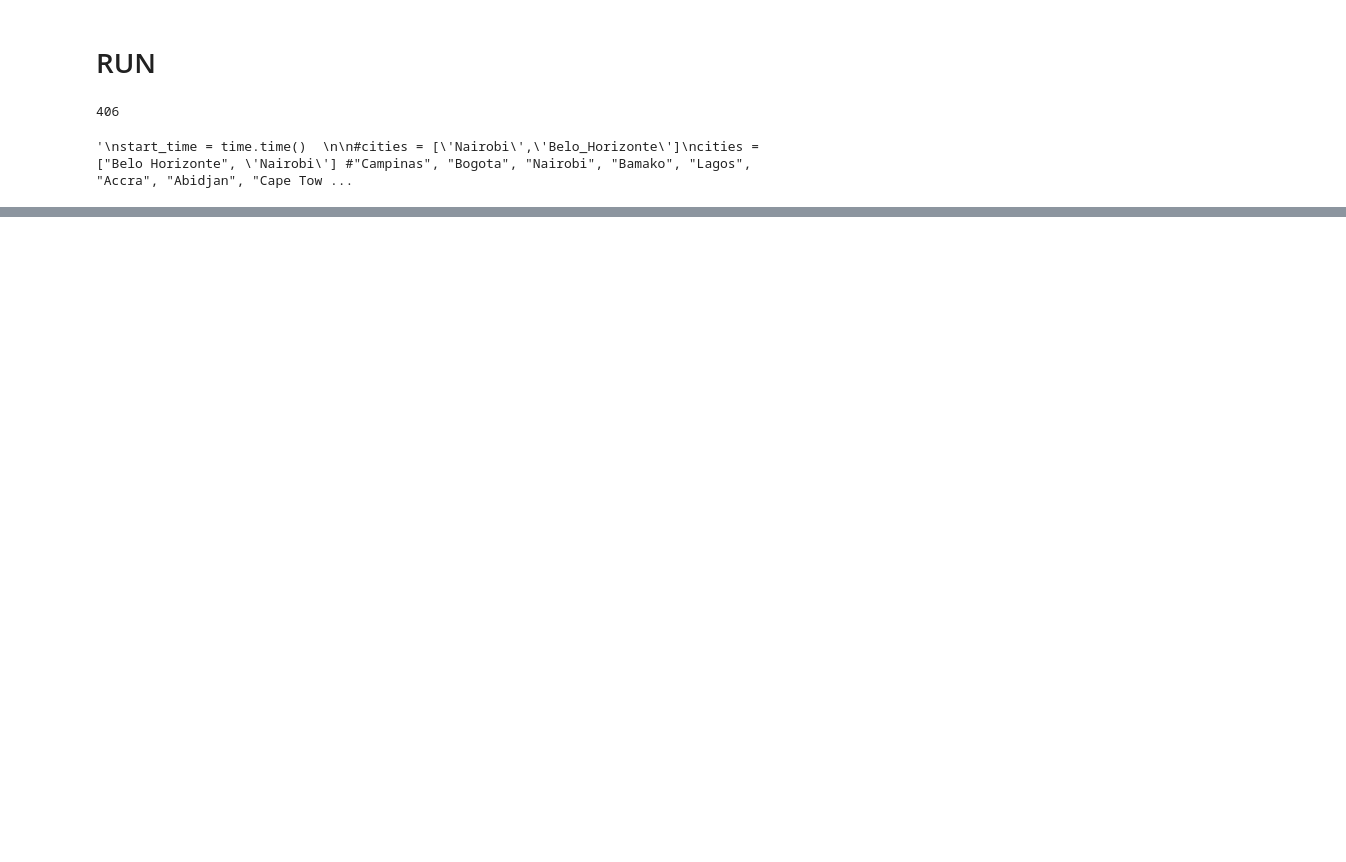
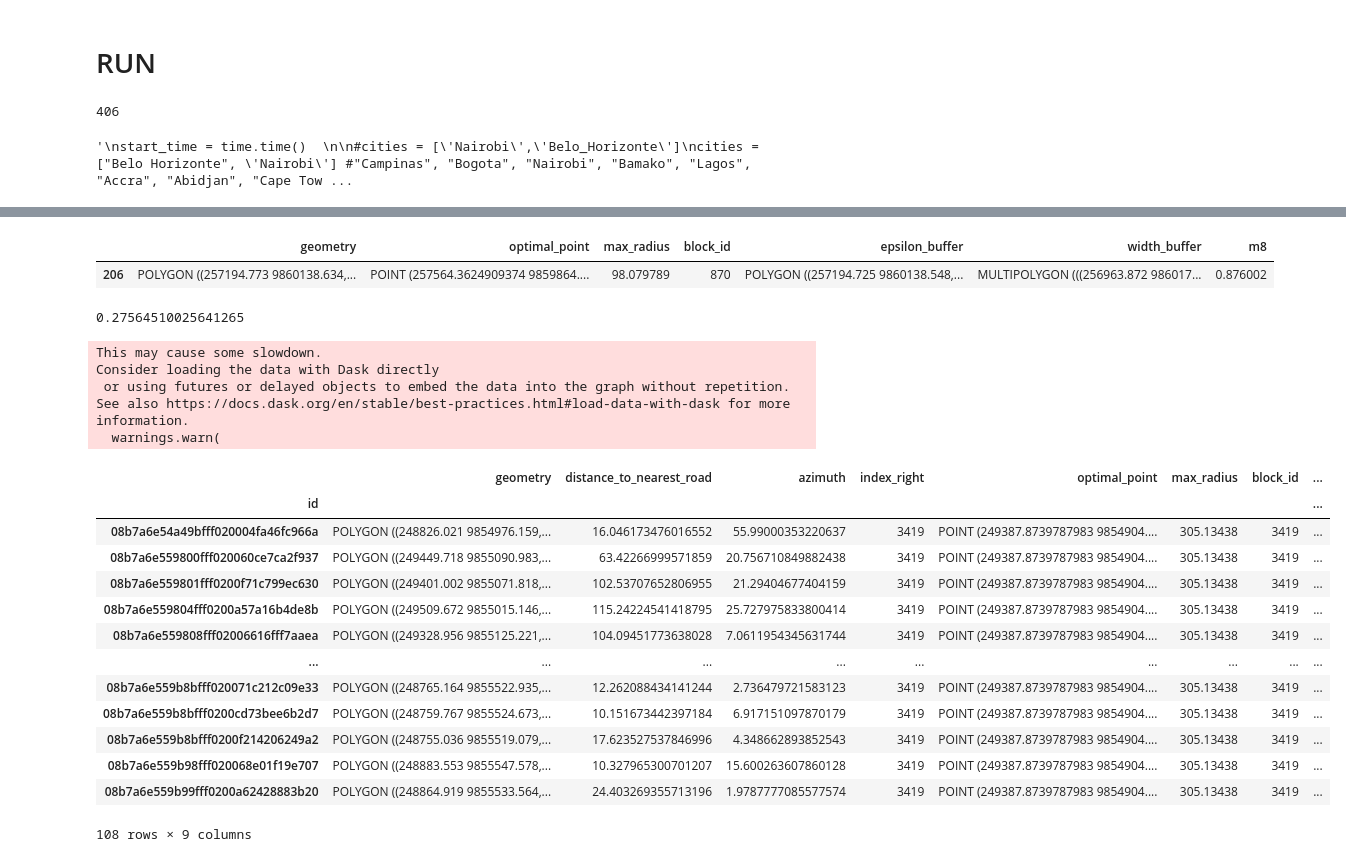
Before and after one commit to sarangof/identifyingLandSubdivisions, a Jupyter notebook: block_calculations_groupby.ipynb, the cells around one changed output, grey strips where cells are left out. Cells and saved outputs as stored; diff of their text form; code cells hidden in the pictures; blank space fills up the shorter version.

```diff
--- a/block_calculations_groupby.ipynb
+++ b/block_calculations_groupby.ipynb
@@ -996,0 +823,61 @@ buildings_within_df
+# %%
+blocks_with_m8#[blocks_with_m8.block_id==870]
+# %% [output]
+|  | geometry | optimal_point | max_radius | block_id | epsilon_buffer | width_buffer | m8 |
+| 206 | POLYGON ((257194.773 9860138.634,... | POINT (257564.3624909374 9859864.... | 98.079789 | 870 | POLYGON ((257194.725 9860138.548,... | MULTIPOLYGON (((256963.872 986017... | 0.876002 |
+# %%
+400462898.4840467/1452820667.2693443#blocks_with_m8.epsilon_buffer.area.sum() #334037.77896078693, 92553.75989874889, 400462898.4840467, 1452820667.2693443
+# %% [output]
+0.27564510025641265
+# %%
+city_name = 'Nairobi'
+epsilon = 0.001
+
+paths = {
+    'grid': f'{GRIDS_PATH}/{city_name}/{city_name}_{str(grid_size)}m_grid.geoparquet',
+    'blocks': f'{BLOCKS_PATH}/{city_name}/{city_name}_blocks_{YOUR_NAME}.geoparquet',
+    'buildings_with_distances': f'{BUILDINGS_PATH}/{city_name}/Overture_building_{city_name}_with_distances.geoparquet',
+    'buildings_with_distances_azimuths': f'{BUILDINGS_PATH}/{city_name}/Overture_building_{city_name}_with_distances_and_azimuths.geoparquet',
+    'buildings_to_blocks':f'{BLOCKS_PATH}/{city_name}/{city_name}_buildings_to_blocks_{YOUR_NAME}.geoparquet'
+}
+
+epsg = get_epsg(city_name).compute()
+blocks = load_dataset(paths['blocks'], epsg=epsg)
+
+blocks['block_id'] = blocks.index
+blocks['epsilon_buffer'] = blocks['geometry'].buffer(-epsilon * blocks['max_radius'])
+blocks['width_buffer'] = blocks['geometry'].buffer(-0.5 * blocks['max_radius'])
+
+blocks = blocks.compute()
+# %%
+buildings = load_dataset(paths['buildings_with_distances_azimuths'], epsg=epsg).compute()
+# %%
+# After the spatial join:
+buildings_blocks = dgpd.sjoin(buildings, blocks, predicate='intersects').persist()
+#unique_blocks = buildings_blocks['block_id'].nunique().compute()
+#print("Unique block_ids in spatial join:", unique_blocks)
+#print("Total rows in spatial join:", len(buildings_blocks)) #Total rows in spatial join: 1570337
+#print("Unique block_ids in blocks:", blocks['block_id'].nunique())
+# %% [output]
+This may cause some slowdown.
+Consider loading the data with Dask directly
+ or using futures or delayed objects to embed the data into the graph without repetition.
+See also https://docs.dask.org/en/stable/best-practices.html#load-data-with-dask for more information.
+  warnings.warn(
+# %%
+buildings_blocks[buildings_blocks.block_id==3419].compute()
+# %% [output]
+|  | geometry | distance_to_nearest_road | azimuth | index_right | optimal_point | max_radius | block_id | ... |
+| id |  |  |  |  |  |  |  | ... |
+| 08b7a6e54a49bfff020004fa46fc966a | POLYGON ((248826.021 9854976.159,... | 16.046173476016552 | 55.99000353220637 | 3419 | POINT (249387.8739787983 9854904.... | 305.13438 | 3419 | ... |
+| 08b7a6e559800fff020060ce7ca2f937 | POLYGON ((249449.718 9855090.983,... | 63.42266999571859 | 20.756710849882438 | 3419 | POINT (249387.8739787983 9854904.... | 305.13438 | 3419 | ... |
+| 08b7a6e559801fff0200f71c799ec630 | POLYGON ((249401.002 9855071.818,... | 102.53707652806955 | 21.29404677404159 | 3419 | POINT (249387.8739787983 9854904.... | 305.13438 | 3419 | ... |
+| 08b7a6e559804fff0200a57a16b4de8b | POLYGON ((249509.672 9855015.146,... | 115.24224541418795 | 25.727975833800414 | 3419 | POINT (249387.8739787983 9854904.... | 305.13438 | 3419 | ... |
+| 08b7a6e559808fff02006616fff7aaea | POLYGON ((249328.956 9855125.221,... | 104.09451773638028 | 7.0611954345631744 | 3419 | POINT (249387.8739787983 9854904.... | 305.13438 | 3419 | ... |
+| ... | ... | ... | ... | ... | ... | ... | ... | ... |
+| 08b7a6e559b8bfff020071c212c09e33 | POLYGON ((248765.164 9855522.935,... | 12.262088434141244 | 2.736479721583123 | 3419 | POINT (249387.8739787983 9854904.... | 305.13438 | 3419 | ... |
+| 08b7a6e559b8bfff0200cd73bee6b2d7 | POLYGON ((248759.767 9855524.673,... | 10.151673442397184 | 6.917151097870179 | 3419 | POINT (249387.8739787983 9854904.... | 305.13438 | 3419 | ... |
+| 08b7a6e559b8bfff0200f214206249a2 | POLYGON ((248755.036 9855519.079,... | 17.623527537846996 | 4.348662893852543 | 3419 | POINT (249387.8739787983 9854904.... | 305.13438 | 3419 | ... |
+| 08b7a6e559b98fff020068e01f19e707 | POLYGON ((248883.553 9855547.578,... | 10.327965300701207 | 15.600263607860128 | 3419 | POINT (249387.8739787983 9854904.... | 305.13438 | 3419 | ... |
+| 08b7a6e559b99fff0200a62428883b20 | POLYGON ((248864.919 9855533.564,... | 24.403269355713196 | 1.9787777085577574 | 3419 | POINT (249387.8739787983 9854904.... | 305.13438 | 3419 | ... |
+108 rows × 9 columns
```
Also changed, not shown: parts of 36 cells of this notebook.
